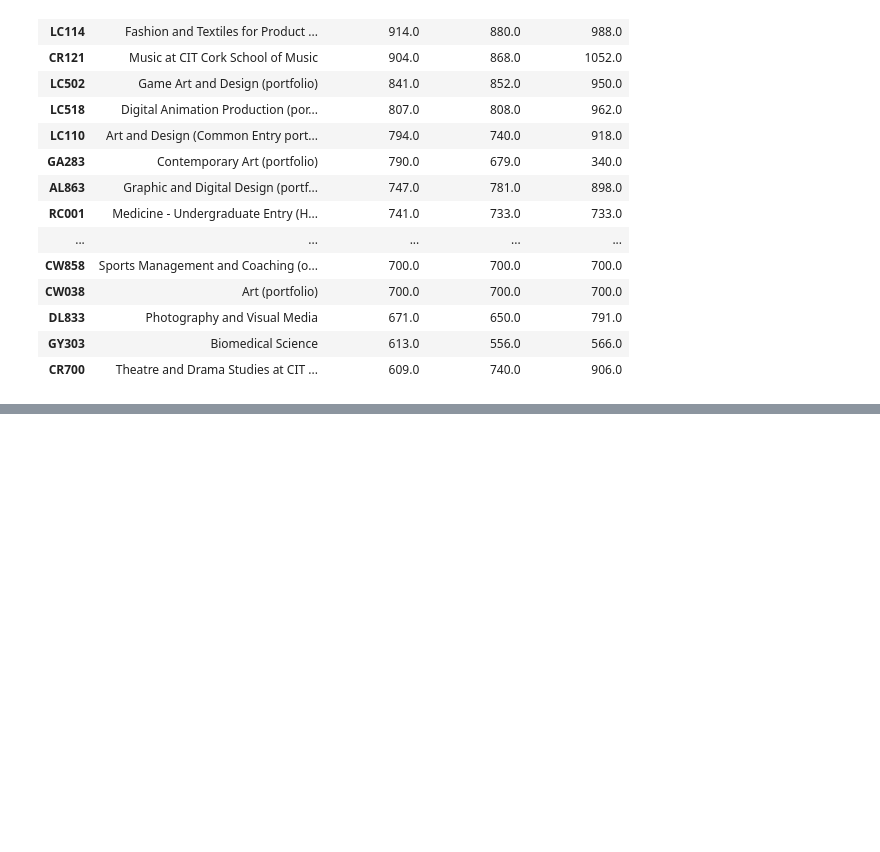
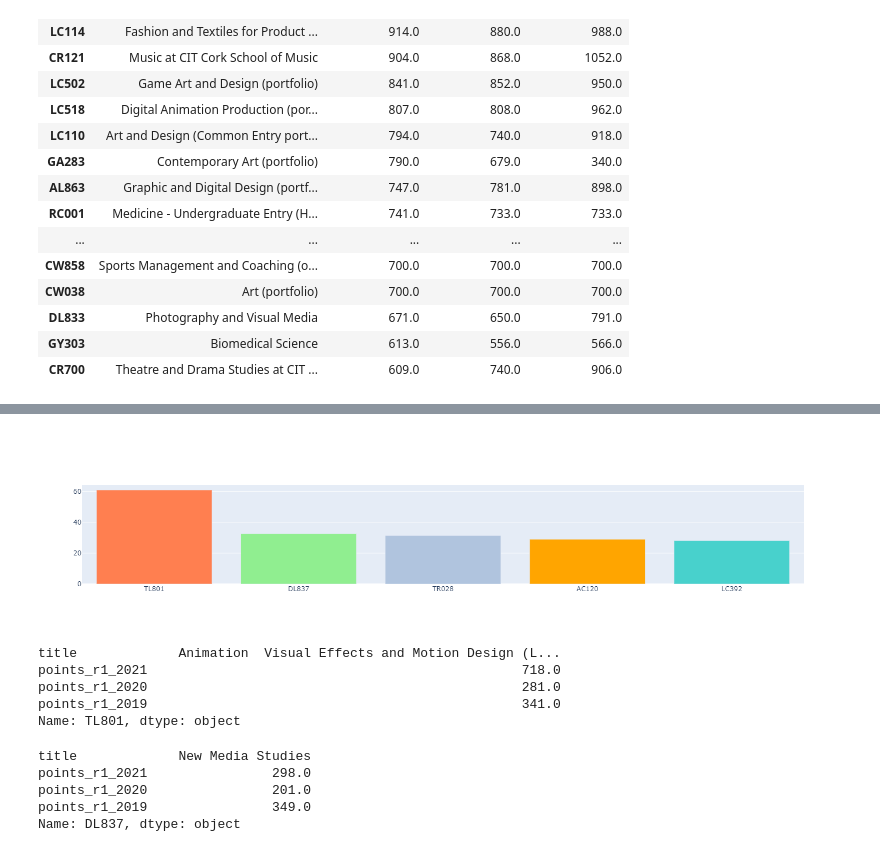
Before and after one commit to katel85/FundamentalsDA, a Jupyter notebook: Practicejoining.ipynb, the cells around one changed output, grey strips where cells are left out. Cells and saved outputs as stored; diff of their text form; code cells hidden in the pictures; blank space fills up the shorter version.

```diff
--- a/Practicejoining.ipynb
+++ b/Practicejoining.ipynb
@@ -1356,0 +1474,2 @@ ac3.dropna().nlargest(19, ['points_r1_2021'], keep='last')
+# %%
+x = ac3.dropna()
@@ -1356,0 +1524,8 @@ ac3.dropna().nlargest(19, ['points_r1_2021'], keep='last')
+# %%
+#https://stackoverflow.com/questions/42100058/percentage-difference-between-any-two-columns-of-pandas-dataframe
+percentdiff2021= x.apply(lambda row: (row.iloc[1]-row.iloc[2])/row.iloc[1]*100, axis=1)
+# %%
+p = percentdiff2021.nlargest(5)
+p=pd.DataFrame(p).reset_index()
+p.columns=['Code', '%ChangeinPoints']
+p
@@ -1356,0 +1539,24 @@ ac3.dropna().nlargest(19, ['points_r1_2021'], keep='last')
+# %%
+%matplotlib inline
+fig = go.Figure()
+fig.add_trace(go.Bar(x=p['Code'], y = p['%ChangeinPoints'], marker_color=['coral','lightgreen', 'lightsteelblue', 'orange', 'mediumturquoise']))
+fig.show()
+# %% [output]
+[figure, added]
+# %%
+#Checkpoint to see what the difference is between the points on the highesr percent change course on the dataframe
+ac3.loc['TL801']
+# %% [output]
+title             Animation  Visual Effects and Motion Design (L...
+points_r1_2021                                                718.0
+points_r1_2020                                                281.0
+points_r1_2019                                                341.0
+Name: TL801, dtype: object
+# %%
+ac3.loc['DL837']
+# %% [output]
+title             New Media Studies
+points_r1_2021                298.0
+points_r1_2020                201.0
+points_r1_2019                349.0
+Name: DL837, dtype: object
```
Also changed, not shown: parts of 25 cells of this notebook, 8 other files.
